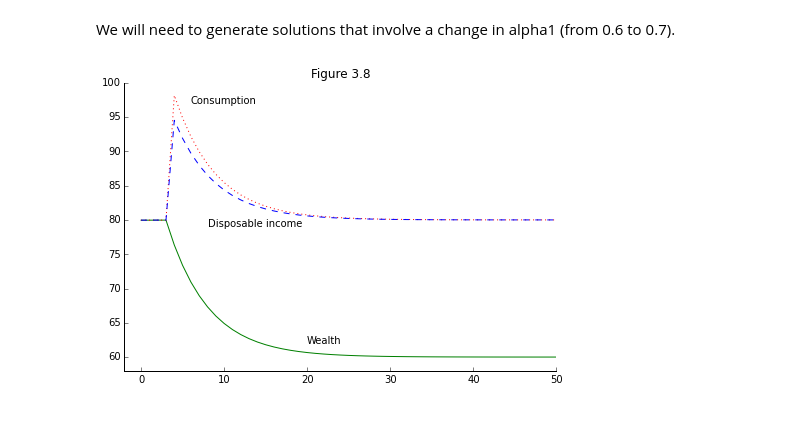
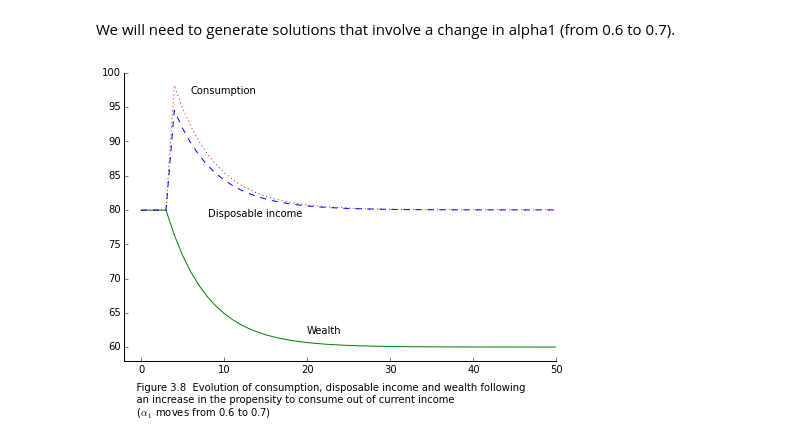
Before and after one commit to kennt/monetary-economics, a Jupyter notebook: Chapter 3 Model SIM.ipynb, the cells around one changed output. Cells and saved outputs as stored; diff of their text form; code cells hidden in the pictures.

```diff
--- a/Chapter 3 Model SIM.ipynb
+++ b/Chapter 3 Model SIM.ipynb
@@ -506,28 +525,32 @@ for i in xrange(50):
     if i == 2:
         alpha_model.parameters['alpha1'].value = 0.7
 # %%
+caption = '''
+    Figure 3.8  Evolution of consumption, disposable income and wealth following
+    an increase in the propensity to consume out of current income
+    ($\\alpha_1$ moves from 0.6 to 0.7)'''
 xdata = range(len(alpha_model.solutions))
 hdata = [s['Hh'] for s in alpha_model.solutions]
 cdata = [s['Cs'] for s in alpha_model.solutions]
 vtdata = [s['YD'] for s in alpha_model.solutions]
 
 import matplotlib.pyplot as plt
 
 fig = plt.figure()
 axes = fig.add_axes([0.1, 0.1, 1.0, 1.0])
 axes.tick_params(top='off', right='off')
 axes.spines['top'].set_visible(False)
 axes.spines['right'].set_visible(False)
 axes.set_ylim(58, 100)
 axes.set_xlim(-2, 50)
 axes.plot(xdata, hdata, linestyle='-', color='g')
 axes.plot(xdata, cdata, linestyle=':', color='r')
 axes.plot(xdata, vtdata, linestyle='--', color='b')
 
 plt.text(6, 97, 'Consumption')
 plt.text(8, 79, 'Disposable income')
 plt.text(20, 62, 'Wealth')
 
-axes.set_title('Figure 3.8');
+fig.text(0.1, -0.1, caption);
 # %% [output]
-[figure, old version]
+[figure, new version]
```
Also changed, not shown: parts of 5 cells of this notebook, 2 other files.
